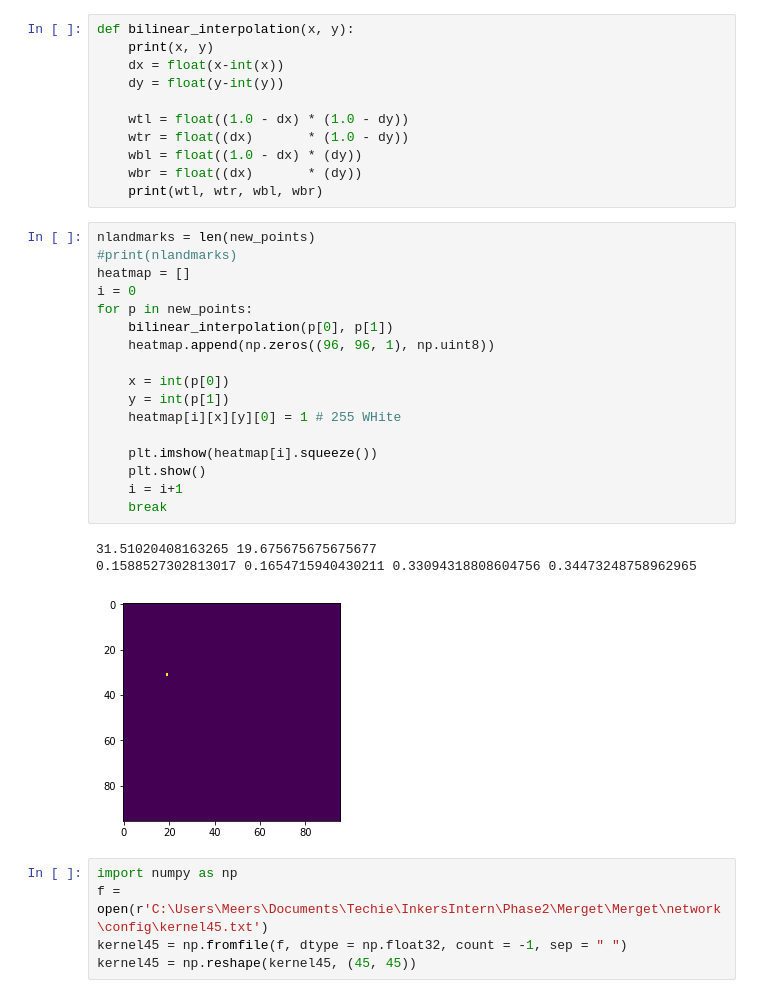
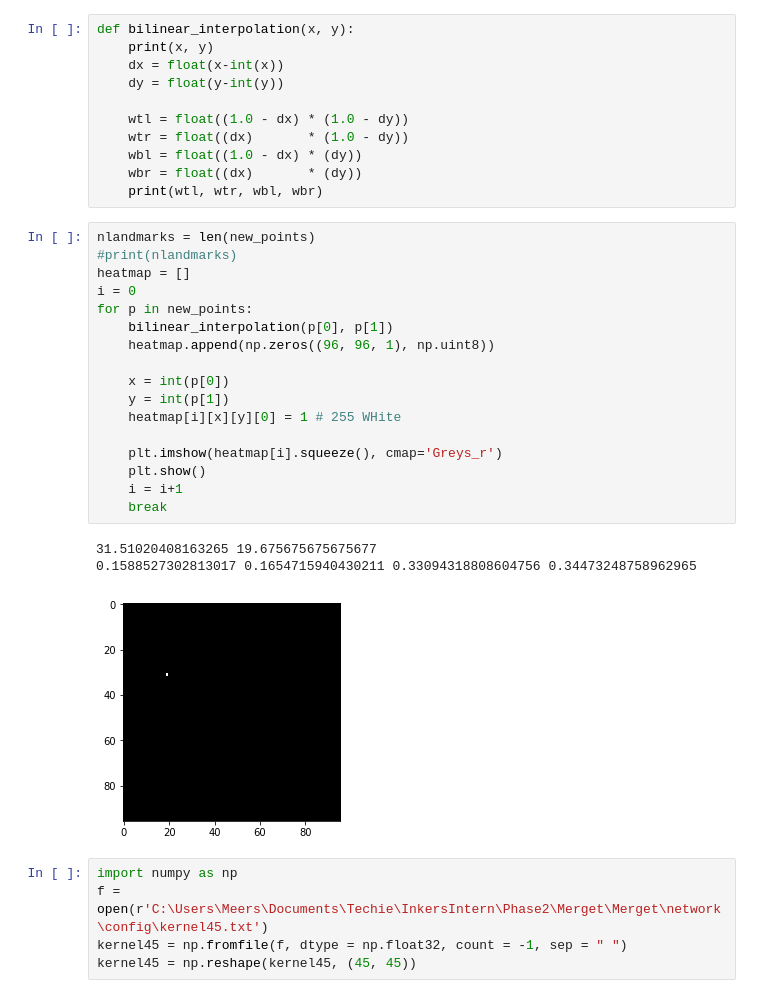
Before and after one commit to Curiousss/FLD, a Jupyter notebook: Main.ipynb, the cells around one changed output. Saved outputs shown, nothing was run; the diff lists cells and outputs as text.

```diff
--- a/Main.ipynb
+++ b/Main.ipynb
@@ -88,24 +88,24 @@ def bilinear_interpolation(x, y):
 # %%
 nlandmarks = len(new_points)
 #print(nlandmarks)
 heatmap = []
 i = 0
 for p in new_points:
     bilinear_interpolation(p[0], p[1])
     heatmap.append(np.zeros((96, 96, 1), np.uint8))
 
     x = int(p[0])
     y = int(p[1])
     heatmap[i][x][y][0] = 1 # 255 WHite
 
-    plt.imshow(heatmap[i].squeeze())
+    plt.imshow(heatmap[i].squeeze(), cmap='Greys_r')
     plt.show()
     i = i+1
     break
 # %% [output]
 31.51020408163265 19.675675675675677
 0.1588527302813017 0.1654715940430211 0.33094318808604756 0.34473248758962965
-[figure, old version]
+[figure, new version]
 # %%
 import numpy as np
 f = open(r'C:\Users\Meers\Documents\Techie\InkersIntern\Phase2\Merget\Merget\network\config\kernel45.txt')
```
Also changed, not shown: parts of 4 cells of this notebook.
